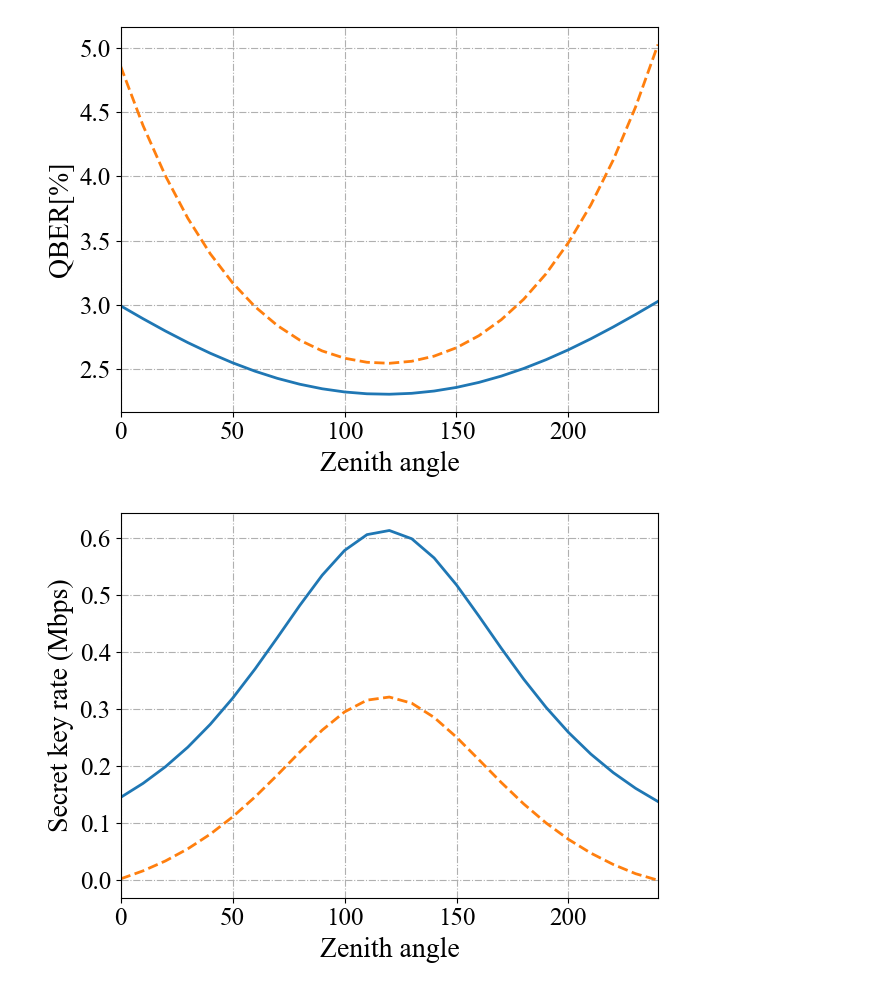
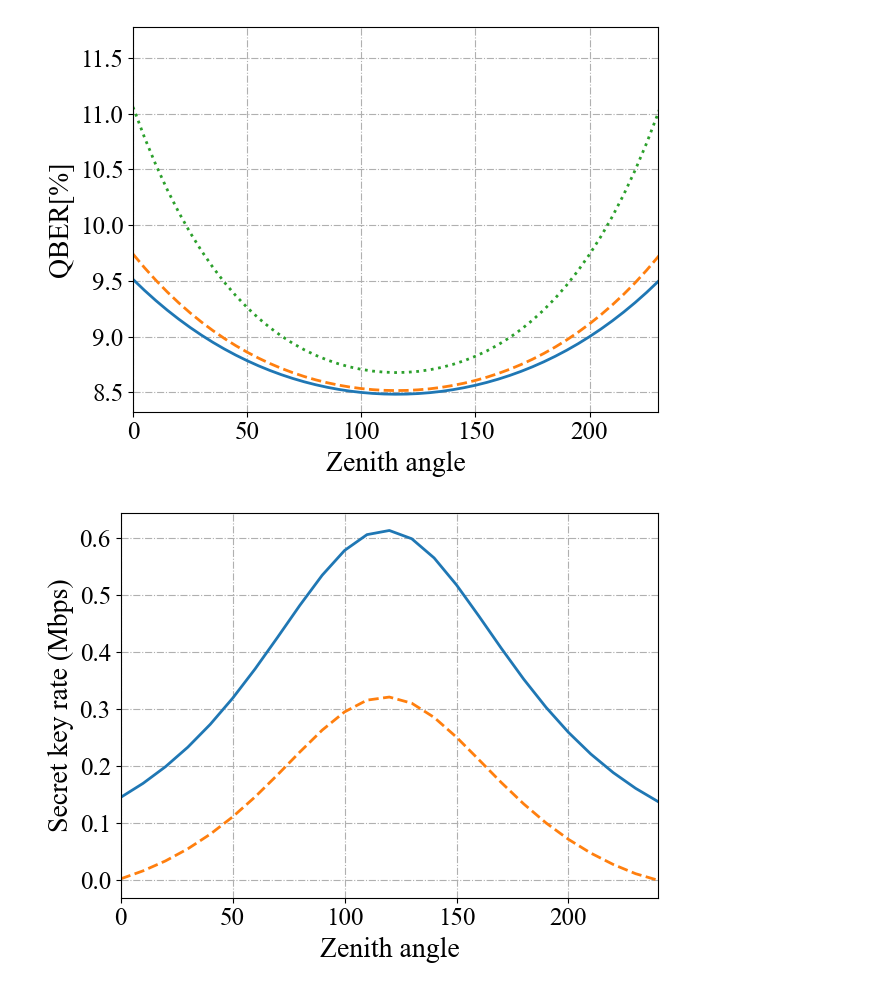
Before and after one commit to takkiiiiiiiii/BBM92_Simulation, a Jupyter notebook: src/skr_satellite_pass_yudai/analysis_res.ipynb, the cells around one changed output. Cells and saved outputs as stored; diff of their text form; code cells hidden in the pictures.

Commit message:
simulate qber

```diff
--- a/src/skr_satellite_pass_yudai/analysis_res.ipynb
+++ b/src/skr_satellite_pass_yudai/analysis_res.ipynb
@@ -73,15 +73,53 @@ for idx in range(len(tau_zen_lst)):
+# %%
+for idx in range(len(tau_zen_lst)):
+    tau_zen = tau_zen_lst[idx]
+    for jdx in range(len(zenith_angle_alice_lst)):
+        zenith_angle_alice_deg = zenith_angle_alice_lst[jdx]
+        zenith_angle_alice_rad = np.radians(zenith_angle_alice_deg)
+
+        zenith_angle_bob_deg = zenith_angle_bob_lst[jdx]
+        zenith_angle_bob_rad = np.radians(zenith_angle_bob_deg)
+
+        w_L_alice = slant_path_alice_lst[jdx] * theta_rad
+        w_L_bob = slant_path_bob_lst[jdx] * theta_rad
+
+        # qber_values[idx][jdx], yield_values[idx][jdx] = compute_avg_qber(
+        #     sigma_theta_x, sigma_theta_y, slant_path_alice_lst[jdx], mu_x, mu_y,
+        #     zenith_angle_rad, h_OGS, h_atm, w_L, tau_zen, Cn2_profile,
+        #     a, e_0, p_dark, e_pol, p_AP, n_s, wavelength
+        # )
+
+
+        qber_alice_values[idx][jdx], yield_alice_values[idx][jdx] = compute_avg_qber(
+            # ... (アリスのパラメータ一式を渡す) ...
+            sigma_theta_x, sigma_theta_y, slant_path_alice_lst[jdx], mu_x, mu_y,
+            zenith_angle_alice_rad, h_OGS, h_atm, w_L_alice, tau_zen, Cn2_profile,
+            a, e_0, p_dark, e_pol, p_AP, n_s, wavelength
+        )
+
+        qber_bob_values[idx][jdx], yield_bob_values[idx][jdx] = compute_avg_qber(
+            # ... (ボブのパラメータ一式を渡す) ...
+            sigma_theta_x, sigma_theta_y, slant_path_bob_lst[jdx], mu_x, mu_y,
+            zenith_angle_bob_rad, h_OGS, h_atm, w_L_bob, tau_zen, Cn2_profile,
+            a, e_0, p_dark, e_pol, p_AP, n_s, wavelength
+        )
+
+        qber_system = (1 - qber_alice_values[idx][jdx]) * qber_bob_values[idx][jdx] + qber_alice_values[idx][jdx] * (1 - qber_bob_values[idx][jdx])
+
+        qber_values[idx][jdx] = qber_system
 # %%
 plt.plot(t, qber_values[0][:]*100)
 plt.plot(t, qber_values[1][:]*100, ls='--')
+plt.plot(t, qber_values[2][:]*100, ls=':')
 
 plt.xlabel(r"Zenith angle")
 plt.ylabel(r"QBER[%]")
 
-plt.xlim(0, 240)
+plt.xlim(0, 230)
 
 plt.grid()
 plt.tight_layout()
 # plt.savefig(f'results/qber_{n_s}.png')
 # print(f"✅ Saved as: qber_{n_s}.png")
 # %% [output]
-[figure, old version]
+[figure, new version]
```
Also changed, not shown: parts of 5 cells of this notebook, 1 other file.
